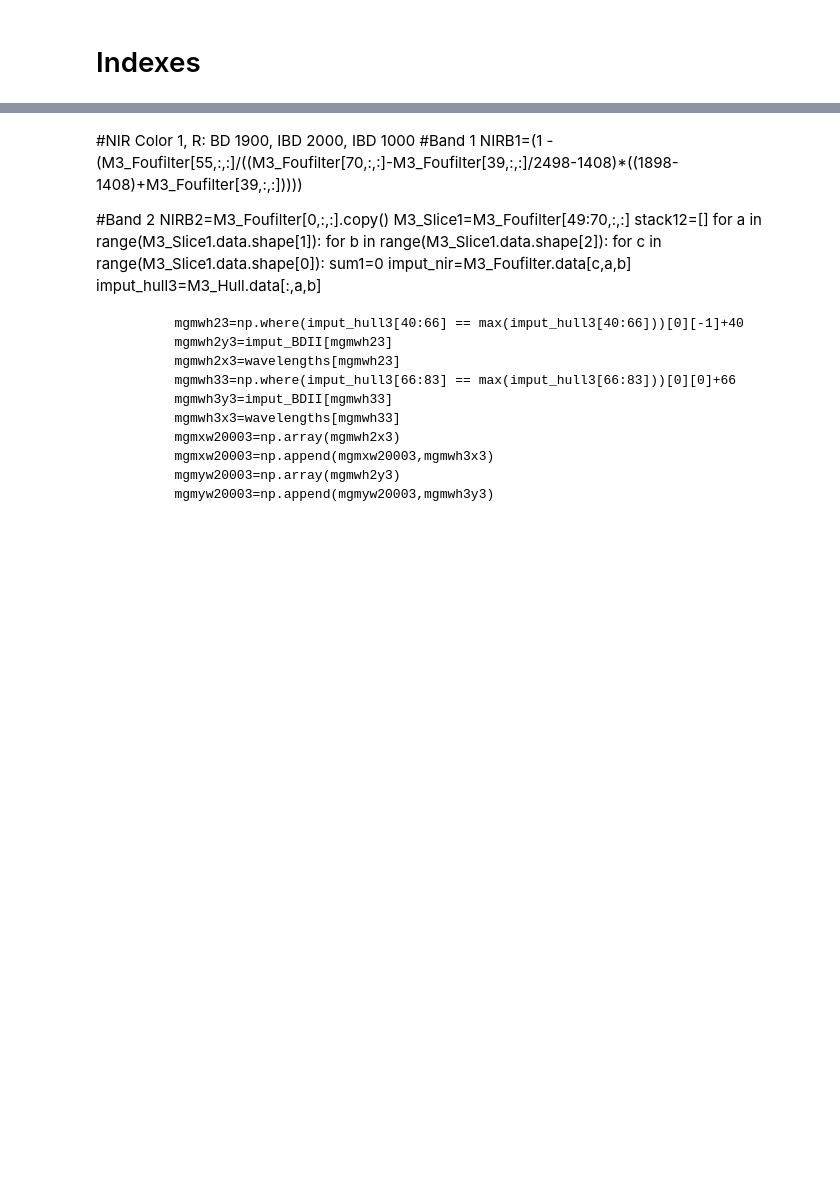
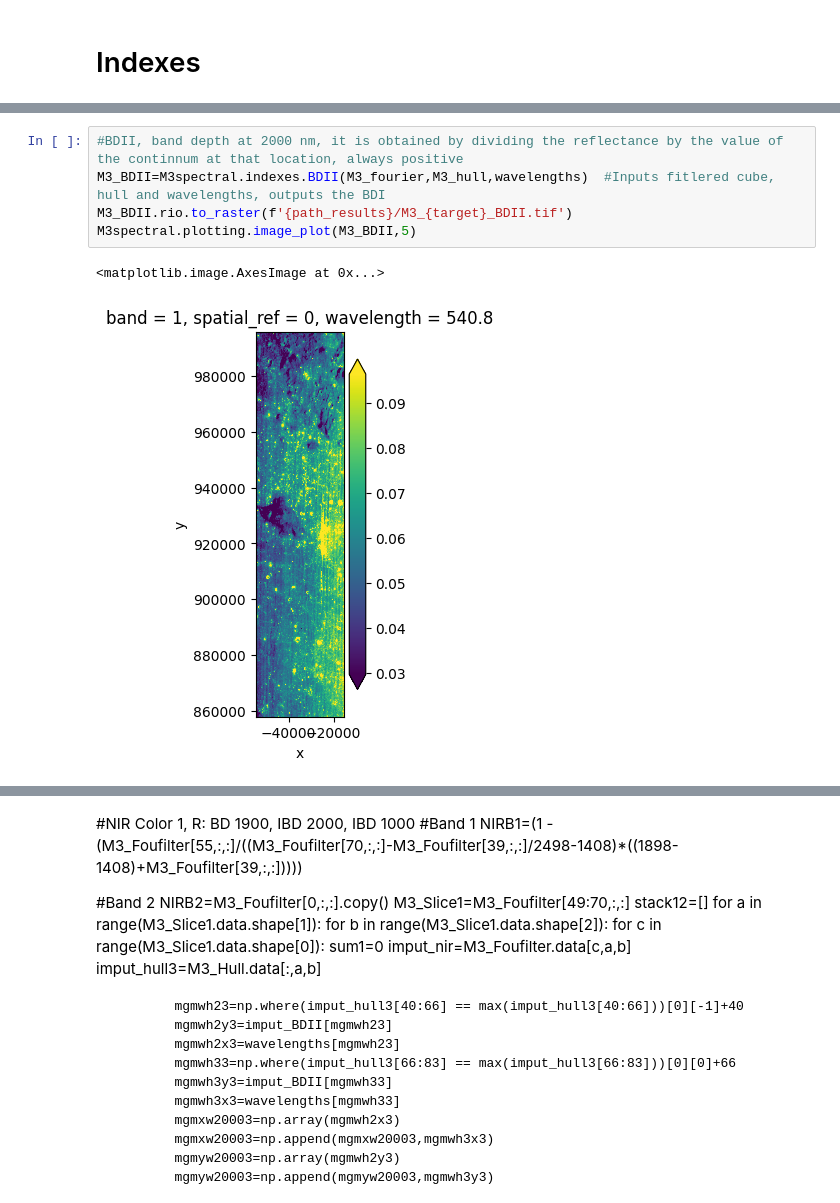
Before and after one commit to Javierunal16/MoonIndex, a Jupyter notebook: scripts/M3_Indexes.ipynb, the cells around one changed output, grey strips where cells are left out. Cells and saved outputs as stored; diff of their text form; blank space fills up the shorter version.

```diff
--- a/scripts/M3_Indexes.ipynb
+++ b/scripts/M3_Indexes.ipynb
@@ -255,2 +149,10 @@ BDII.rio.to_raster(f'{path_results}/M3_{target}_BDII.tif')
+# %%
+#BDII, band depth at 2000 nm, it is obtained by dividing the reflectance by the value of the continnum at that location, always positive
+M3_BDII=M3spectral.indexes.BDII(M3_fourier,M3_hull,wavelengths)  #Inputs fitlered cube, hull and wavelengths, outputs the BDI
+M3_BDII.rio.to_raster(f'{path_results}/M3_{target}_BDII.tif')
+M3spectral.plotting.image_plot(M3_BDII,5)
+# %% [output]
+<matplotlib.image.AxesImage at 0x...>
+[figure, added]
 # %%
 #SS1200, Spectral slope between maximun right shoulder and 540nm
```
Also changed, not shown: parts of 24 cells of this notebook, 2 other files.
